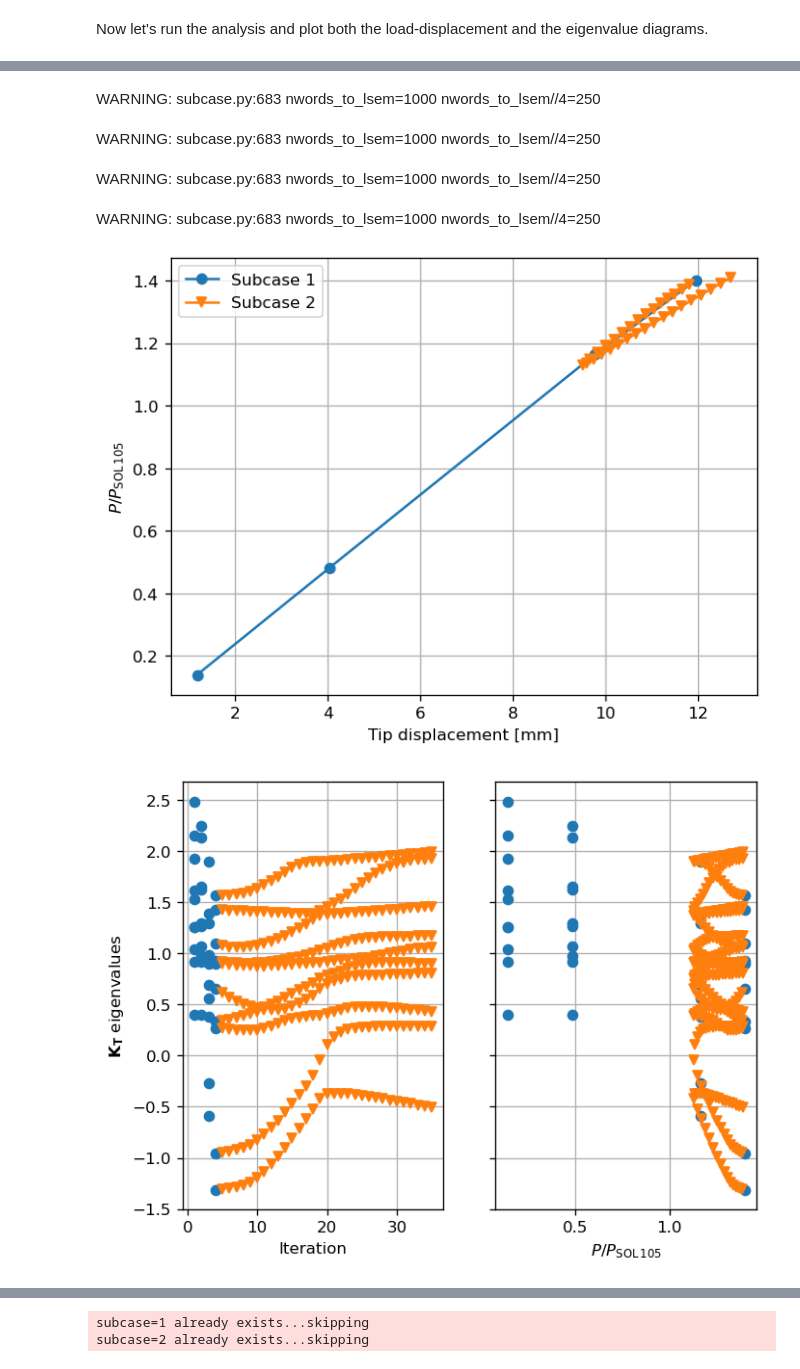
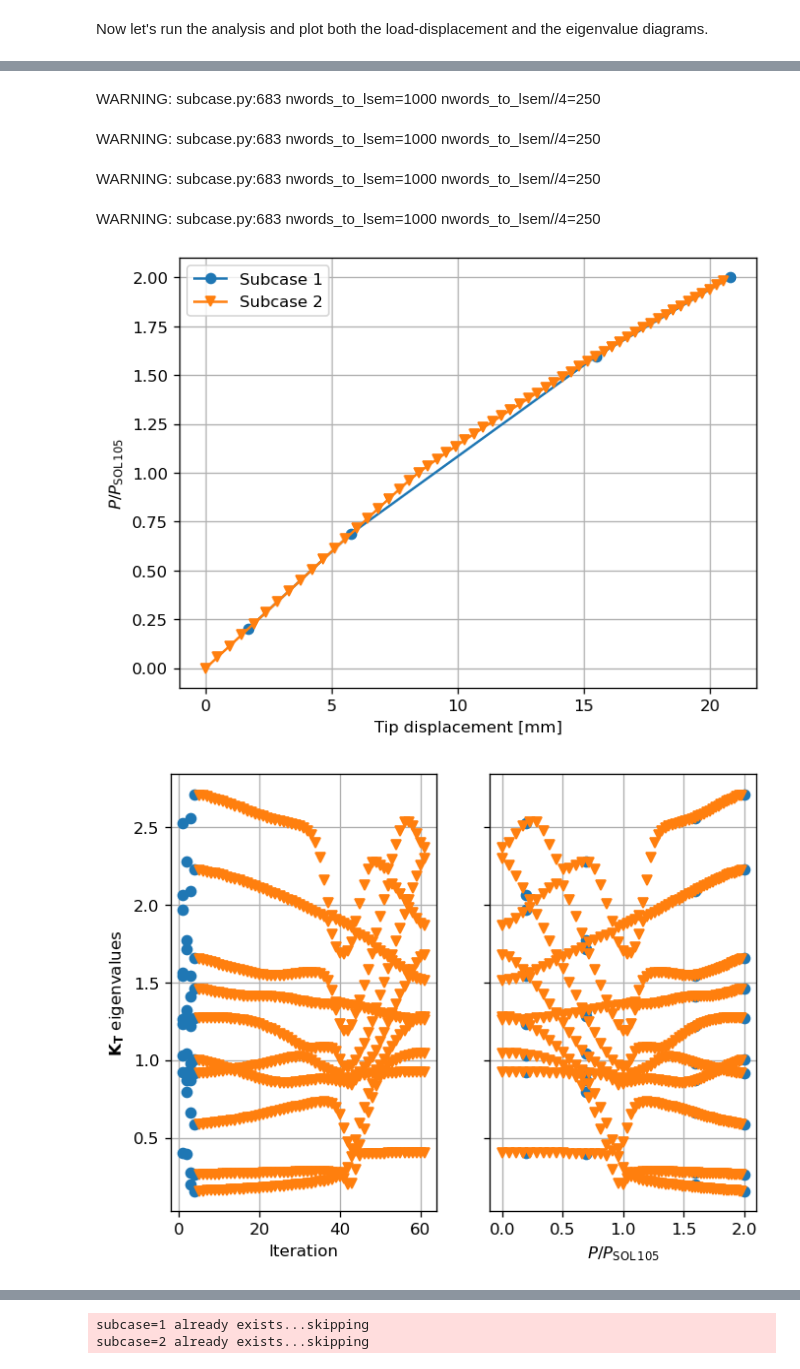
Before and after one commit to fmamitrotta/nonlinear-structural-stability-notebooks, a Jupyter notebook: notebooks/14_Investigation_of_the_Equilibrium_Paths_of_the_Unreinforced_Box_Beam.ipynb, the cells around one changed output, grey strips where cells are left out. Cells and saved outputs as stored; diff of their text form; code cells hidden in the pictures.

```diff
--- a/notebooks/14_Investigation_of_the_Equilibrium_Paths_of_the_Unreinforced_Box_Beam.ipynb
+++ b/notebooks/14_Investigation_of_the_Equilibrium_Paths_of_the_Unreinforced_Box_Beam.ipynb
@@ -390,20 +397,24 @@ Let's verify whether we can find this additional disconnected and unstable equil
 # %%
-# Load the structure to 1.4 times the buckling load of SOL 105
-load_factor = 1.4  # define multiplicative factor
+# Modify convergence tolerances of first subcase
+box_beam_bdf.nlparms[1].eps_p = 1e-2
+box_beam_bdf.nlparms[1].eps_w = 1e-3
+
+# Reactivate arc-length method for second subcase
+box_beam_bdf.add_nlpci(nlpci_id=second_subcase_id, Type='CRIS', maxalr=1.01, desiter=5, mxinc=100)
+
+# Load the structure with twice the buckling load of SOL 105
+load_factor = 2  # define multiplicative factor
 box_beam_bdf.load_combinations[load_set_id][0].scale_factors[0] = sol_105_buckling_load*load_factor  # modify scale factor of LOAD card
 
-# Reactivate arc-length method
-box_beam_bdf.add_nlpci(nlpci_id=second_subcase_id, Type='CRIS', maxalr=1.01, desiter=5, mxinc=32)  # add NLPCI card for second subcase to enable arc-length method
-
 # Run analysis
-input_name = f'path_existence_verification_{load_factor:.1f}Psol105_epsp1e-3'.replace('.','_')
-sol_106_op2_1_4Psol105_epsp1em3 = pynastran_utils.run_tangent_stiffness_matrix_eigenvalue_calculation(bdf_object=box_beam_bdf.__deepcopy__({}), method_set_id=zero_load_set_id + 1,
+input_name = f'path_existence_verification_{load_factor:.0f}Psol105_epsp1e-2'.replace('.','_')
+sol_106_op2_2Psol105_epsp1em2 = pynastran_utils.run_tangent_stiffness_matrix_eigenvalue_calculation(bdf_object=box_beam_bdf.__deepcopy__({}), method_set_id=zero_load_set_id + 1,
                                                                                                      no_eigenvalues=no_eigenvalues, analysis_directory_path=analysis_directory_path,
                                                                                                      input_name=input_name, run_flag=False)  # run analysis and read OP2 file
 
 # Plot results
-_, applied_loads_1_4Psol105_epsp1em3, tip_displacements_1_4Psol105_epsp1em3 = pynastran_utils.read_load_displacement_history_from_op2(op2_object=sol_106_op2_1_4Psol105_epsp1em3,
+_, applied_loads_2Psol105_epsp1em2, tip_displacements_2Psol105_epsp1em2 = pynastran_utils.read_load_displacement_history_from_op2(op2_object=sol_106_op2_2Psol105_epsp1em2,
 displacement_node_id=tip_master_node_id)  # find load and displacement history
-plot_load_displacement_diagram(tip_displacements_1_4Psol105_epsp1em3, applied_loads_1_4Psol105_epsp1em3)  # plot load-displacement diagram
-plot_tangent_stiffness_matrix_eigenvalues(analysis_directory_path, input_name, applied_loads_1_4Psol105_epsp1em3)  # plot eigenvalue diagram
+plot_load_displacement_diagram(tip_displacements_2Psol105_epsp1em2, applied_loads_2Psol105_epsp1em2)  # plot load-displacement diagram
+plot_tangent_stiffness_matrix_eigenvalues(analysis_directory_path, input_name, applied_loads_2Psol105_epsp1em2)  # plot eigenvalue diagram
 # %% [output]
@@ -412,6 +423,6 @@ Wall time: 28.0 s
 WARNING: subcase.py:683 nwords_to_lsem=1000 nwords_to_lsem//4=250
 WARNING: subcase.py:683 nwords_to_lsem=1000 nwords_to_lsem//4=250
 WARNING: subcase.py:683 nwords_to_lsem=1000 nwords_to_lsem//4=250
 WARNING: subcase.py:683 nwords_to_lsem=1000 nwords_to_lsem//4=250
-[figure, old version]
+[figure, new version]
-[figure, old version]
+[figure, new version]
```
Also changed, not shown: parts of 28 cells of this notebook, 28 other files.
